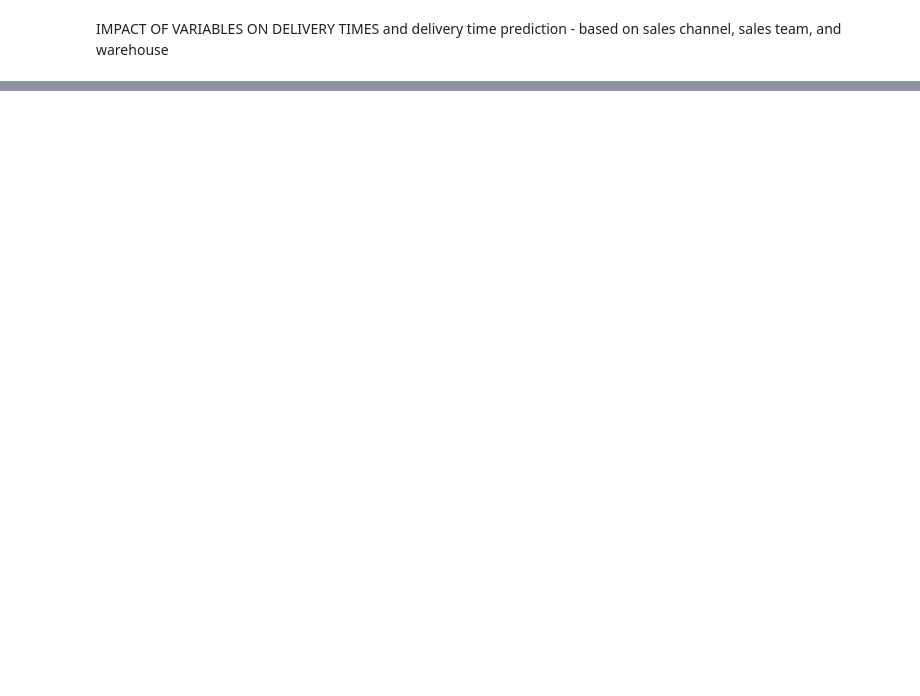
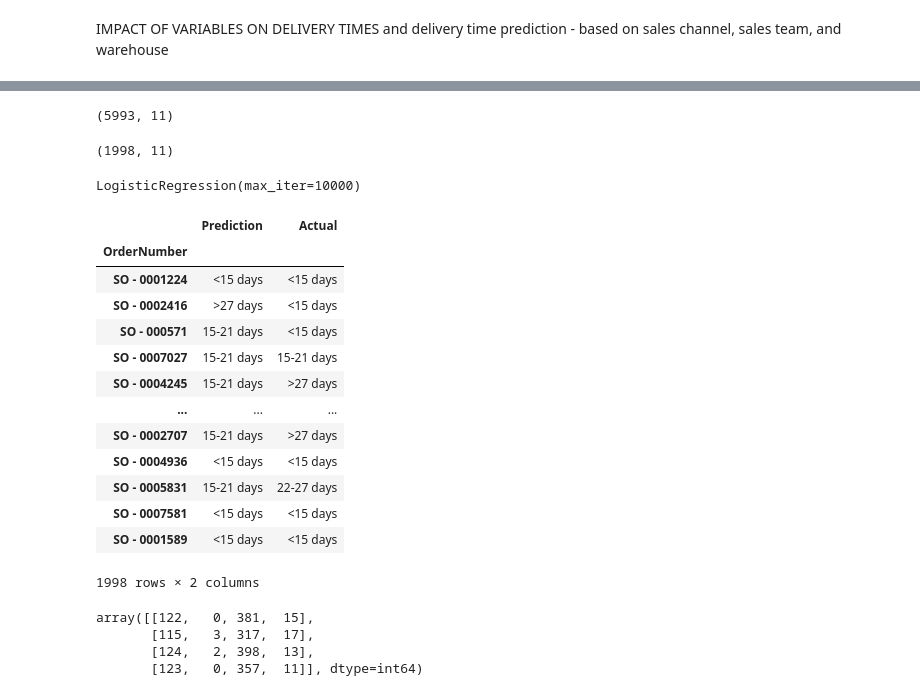
Before and after one commit to jdmandras/Project-4, a Jupyter notebook: DataAnalysis.ipynb, the cells around one changed output, grey strips where cells are left out. Drawn from its saved outputs; the diff is of its cells as text; code cells hidden in the pictures; blank space fills up the shorter version.

```diff
--- a/DataAnalysis.ipynb
+++ b/DataAnalysis.ipynb
@@ -118,0 +175,3 @@ IMPACT OF VARIABLES ON DELIVERY TIMES and delivery time prediction - based on sa
+# %%
+#drop columns that are not needed for the analysis
+sales_df_encoded = sales_df_encoded.drop(columns=['ProcuredDate', 'OrderDate', 'ShipDate', 'DeliveryDate', 'CurrencyCode','delivery_time_days'])
@@ -118,0 +252,7 @@ IMPACT OF VARIABLES ON DELIVERY TIMES and delivery time prediction - based on sa
+# %%
+# Separate the data into labels and features
+# Separate the y variable, the labels
+y = sales_df_encoded["delivery_time_bucket"]
+
+# Separate the X variable, the features
+X = sales_df_encoded.drop(columns=["delivery_time_bucket"])
@@ -118,0 +297,17 @@ IMPACT OF VARIABLES ON DELIVERY TIMES and delivery time prediction - based on sa
+# %%
+# Import the train_test_learn module
+from sklearn.model_selection import train_test_split
+
+# Split the data using train_test_split
+# Assign a random_state of 1 to the function
+X_train, X_test, y_train, y_test = train_test_split(X,
+                                                    y,
+                                                    random_state=1,
+                                                    stratify=y)
+X_train.shape
+# %% [output]
+(5993, 11)
+# %%
+X_test.shape
+# %% [output]
+(1998, 11)
@@ -118,0 +320,42 @@ IMPACT OF VARIABLES ON DELIVERY TIMES and delivery time prediction - based on sa
+# %%
+#Create a logistic regression model
+# Import the LogisticRegression module from SKLearn
+from sklearn.linear_model import LogisticRegression
+
+# Instantiate the Logistic Regression model
+# Assign a random_state parameter of 1 to the model
+classifier = LogisticRegression(max_iter=10000)
+
+
+# Fit the model using training data
+classifier.fit(X_train, y_train)
+# %% [output]
+LogisticRegression(max_iter=10000)
+# %%
+# Make a prediction using the testing data
+predictions = classifier.predict(X_test)
+pd.DataFrame({"Prediction": predictions, "Actual": y_test})
+# %% [output]
+|  | Prediction | Actual |
+| OrderNumber |  |  |
+| SO - 0001224 | <15 days | <15 days |
+| SO - 0002416 | >27 days | <15 days |
+| SO - 000571 | 15-21 days | <15 days |
+| SO - 0007027 | 15-21 days | 15-21 days |
+| SO - 0004245 | 15-21 days | >27 days |
+| ... | ... | ... |
+| SO - 0002707 | 15-21 days | >27 days |
+| SO - 0004936 | <15 days | <15 days |
+| SO - 0005831 | 15-21 days | 22-27 days |
+| SO - 0007581 | <15 days | <15 days |
+| SO - 0001589 | <15 days | <15 days |
+1998 rows × 2 columns
+# %%
+from sklearn.metrics import confusion_matrix, accuracy_score, classification_report
+# Generate a confusion matrix for the model
+confusion_matrix(y_test, predictions)
+# %% [output]
+array([[122,   0, 381,  15],
+       [115,   3, 317,  17],
+       [124,   2, 398,  13],
+       [123,   0, 357,  11]], dtype=int64)
```
Also changed, not shown: parts of 16 cells of this notebook, 1 other file.
